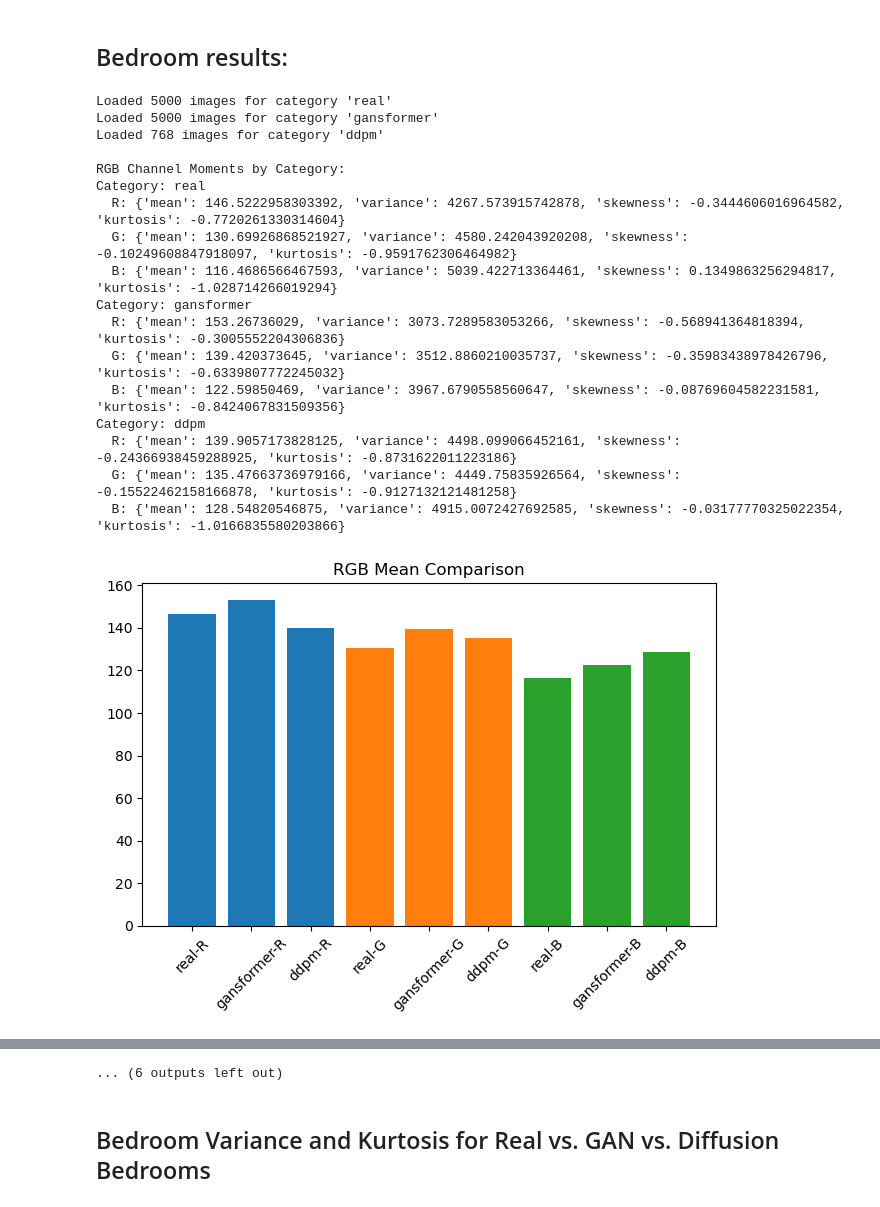
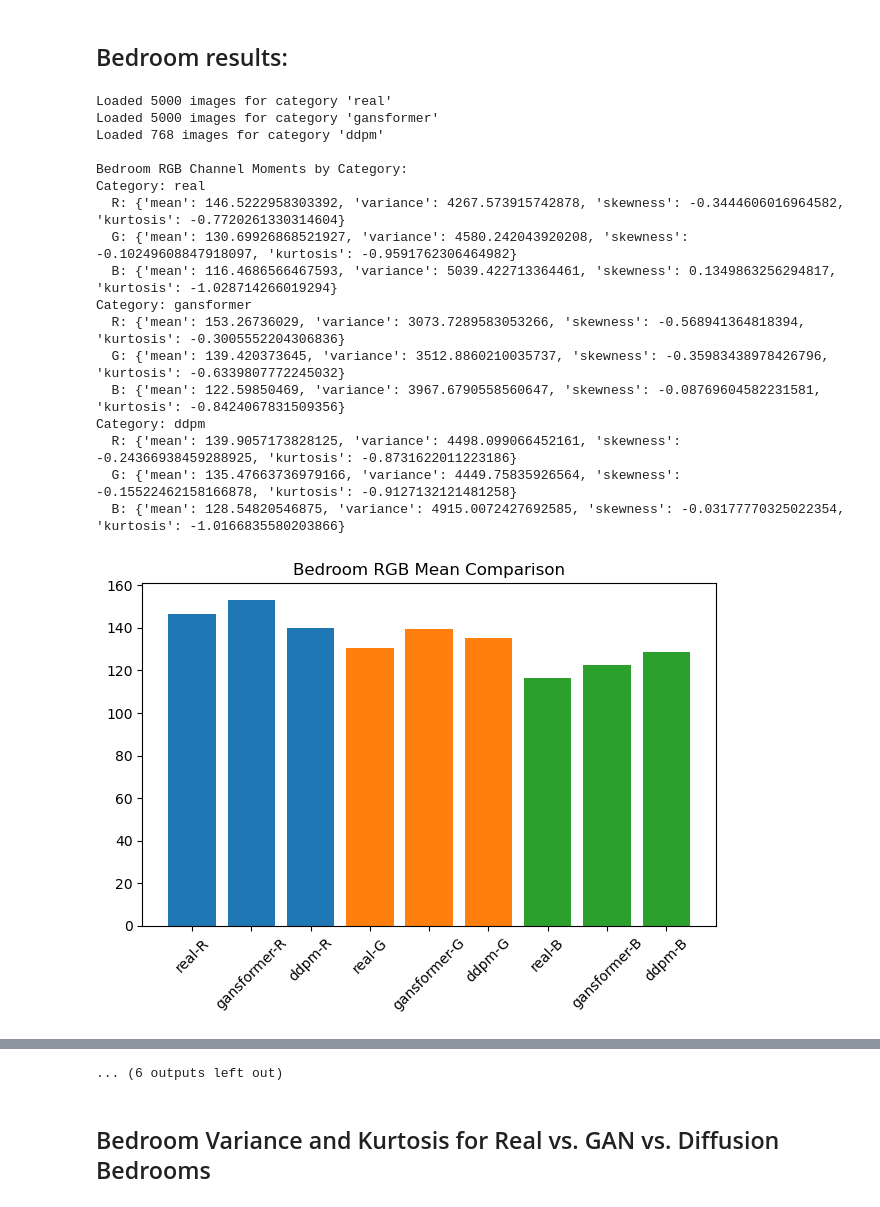
Before and after one commit to SamLB9/GAN-vs.-Diffusion-Images, a Jupyter notebook: notebooks/color_distribution_analysis.ipynb, the cells around one changed output, grey strips where cells are left out. Saved outputs shown, nothing was run; the diff lists cells and outputs as text; code cells hidden in the pictures.

```diff
--- a/notebooks/color_distribution_analysis.ipynb
+++ b/notebooks/color_distribution_analysis.ipynb
@@ -118,7 +118,7 @@ def plot_comparison(moments_dict, title_prefix, channel_names):
             values = [moments_dict[cat][ch][stat] for cat in categories]
             plt.bar([f"{cat}-{ch}" for cat in categories], values)
         plt.xticks(rotation=45)
-        plt.title(f"{title_prefix} {stat.capitalize()} Comparison")
+        plt.title(f"Bedroom {title_prefix} {stat.capitalize()} Comparison")
         plt.tight_layout()
         plt.show()
 
@@ -129,14 +129,14 @@ def plot_histograms(per_cat_hists, bin_edges):
         plt.figure()
         for ch in ['R','G','B']:
             plt.plot(bin_edges[:-1], hist_sum[ch], label=ch)
-        plt.title(f"RGB Histogram - {cat}")
+        plt.title(f"Bedroom RGB Histogram - {cat}")
         plt.legend()
         plt.tight_layout()
         plt.show()
 
 
 def main():
-    base_dir = 'data/BEST/bedroom_comparison'
+    base_dir = '../data/BEST/bedroom'
     categories = ['real','gansformer','ddpm']
 
     # Load images per category
@@ -149,7 +149,7 @@ def main():
 
     # RGB moments
     rgb_moments = {cat: compute_rgb_moments(imgs) for cat, imgs in datasets.items()}
-    print("\nRGB Channel Moments by Category:")
+    print("\nBedroom RGB Channel Moments by Category:")
     for cat, mom in rgb_moments.items():
         print(f"Category: {cat}")
         for ch, stats in mom.items(): print(f"  {ch}: {stats}")
@@ -163,33 +163,33 @@ def main():
     plot_histograms(per_cat_hists, edges)
 
     # HSV and YCbCr moments & plots
     for space, ch_names in [('HSV', ['H','S','V']), ('YCbCr', ['Y','Cr','Cb'])]:
         alt_mom = {cat: convert_and_compute_moments(imgs, space) for cat, imgs in datasets.items()}
-        print(f"\n{space} Channel Moments by Category:")
+        print(f"\nBedroom {space} Channel Moments by Category:")
         for cat, mom in alt_mom.items():
             print(f"Category: {cat}")
             for ch, stats in mom.items(): print(f"  {ch}: {stats}")
         plot_comparison(alt_mom, space, ch_names)
 
 if __name__ == '__main__':
     main()
     plt.show()
 # %% [output]
 Loaded 5000 images for category 'real'
 Loaded 5000 images for category 'gansformer'
 Loaded 768 images for category 'ddpm'
 
-RGB Channel Moments by Category:
+Bedroom RGB Channel Moments by Category:
 Category: real
   R: {'mean': 146.5222958303392, 'variance': 4267.573915742878, 'skewness': -0.3444606016964582, 'kurtosis': -0.7720261330314604}
   G: {'mean': 130.69926868521927, 'variance': 4580.242043920208, 'skewness': -0.10249608847918097, 'kurtosis': -0.9591762306464982}
   B: {'mean': 116.4686566467593, 'variance': 5039.422713364461, 'skewness': 0.1349863256294817, 'kurtosis': -1.028714266019294}
 Category: gansformer
   R: {'mean': 153.26736029, 'variance': 3073.7289583053266, 'skewness': -0.568941364818394, 'kurtosis': -0.3005552204306836}
   G: {'mean': 139.420373645, 'variance': 3512.8860210035737, 'skewness': -0.35983438978426796, 'kurtosis': -0.6339807772245032}
   B: {'mean': 122.59850469, 'variance': 3967.6790558560647, 'skewness': -0.08769604582231581, 'kurtosis': -0.8424067831509356}
 Category: ddpm
   R: {'mean': 139.9057173828125, 'variance': 4498.099066452161, 'skewness': -0.24366938459288925, 'kurtosis': -0.8731622011223186}
   G: {'mean': 135.47663736979166, 'variance': 4449.75835926564, 'skewness': -0.15522462158166878, 'kurtosis': -0.9127132121481258}
   B: {'mean': 128.54820546875, 'variance': 4915.0072427692585, 'skewness': -0.03177770325022354, 'kurtosis': -1.0166835580203866}
-[figure, old version]
+[figure, new version]
```
Also changed, not shown: parts of 9 cells of this notebook, 5 other files.
